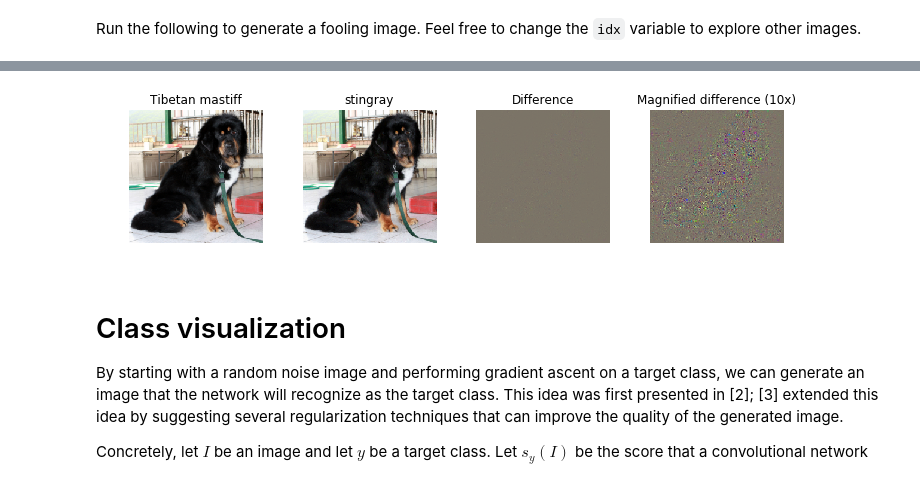
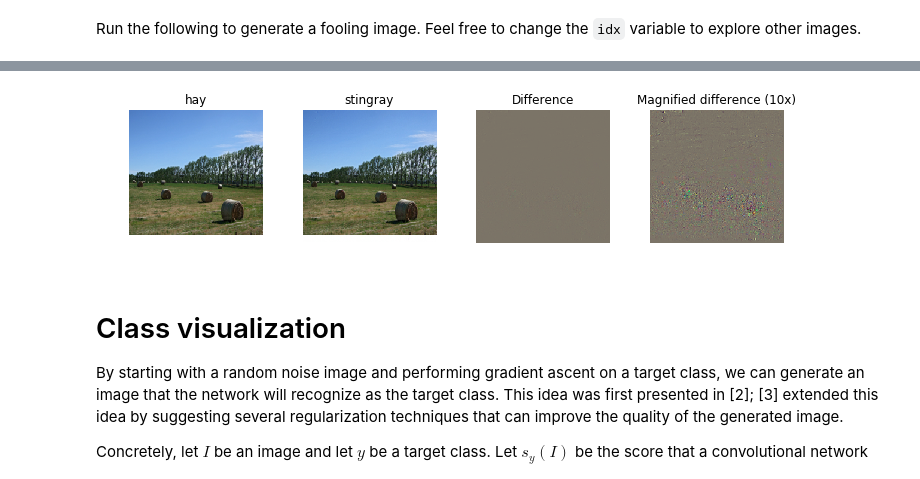
Before and after one commit to jangmino/cs231n, a Jupyter notebook: assignment3/NetworkVisualization-TensorFlow.ipynb, the cells around one changed output, grey strips where cells are left out. Drawn from its saved outputs; the diff is of its cells as text; code cells hidden in the pictures.

```diff
--- a/assignment3/NetworkVisualization-TensorFlow.ipynb
+++ b/assignment3/NetworkVisualization-TensorFlow.ipynb
@@ -220,22 +218,16 @@ def make_fooling_image(X, target_y, model):
     dx = tf.gradients(model.loss, model.image)
     iter = 0
 
-    fooling = tf.Variable(X_fooling)
-
-    sess.run(tf.variables_initializer([fooling]))
     correct_scores =  tf.gather_nd(model.classifier, tf.stack((tf.range(X.shape[0]), [target_y]), axis=1))
     g = tf.gradients(correct_scores, model.image)[0]
     dX = learning_rate * g / tf.norm(g) ** 2
-    fooling = tf.assign_add(fooling, dX)
-
     while True:
-        X_fooling = sess.run(fooling, {model.image: X_fooling, model.labels:[target_y]})
-        c_,score_ = sess.run([model.classifier,correct_scores], {model.image: X_fooling})
+        dX_, c_, score_ = sess.run([dX, model.classifier, correct_scores], {model.image: X_fooling, model.labels:[target_y]})
+        X_fooling += dX_
         iter += 1
         print("iteration %d, target=%d/predicted=%d, c_tar=%f/c_pred=%f, loss=%f" % (iter, target_y, c_[0].argmax(), c_[0][target_y], c_[0].max(), score_))
         if target_y == c_[0].argmax():
             break
-
     ##############################################################################
     #                             END OF YOUR CODE                               #
     ##############################################################################
@@ -243,7 +235,7 @@ def make_fooling_image(X, target_y, model):
 # %% [markdown]
 Run the following to generate a fooling image. Feel free to change the `idx` variable to explore other images.
 # %%
-idx = 2
+idx = 0
 Xi = X[idx][None]
 target_y = 6
 print('oj', Xi.shape)
@@ -295,4 +287,4 @@ iteration 107, target=6/predicted=6, c_tar=59.742760/c_pred=59.742760, loss=59.7
-[figure, old version]
+[figure, new version]
 # %% [markdown]
 # Class visualization
 By starting with a random noise image and performing gradient ascent on a target class, we can generate an image that the network will recognize as the target class. This idea was first presented in [2]; [3] extended this idea by suggesting several regularization techniques that can improve the quality of the generated image.
```
Also changed, not shown: parts of 2 cells of this notebook.
